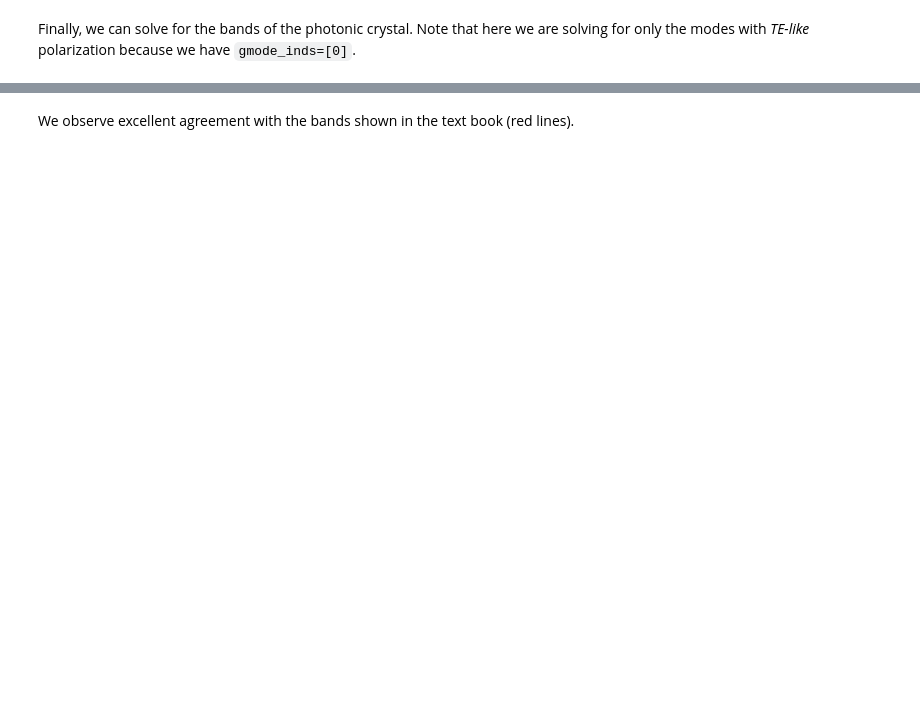
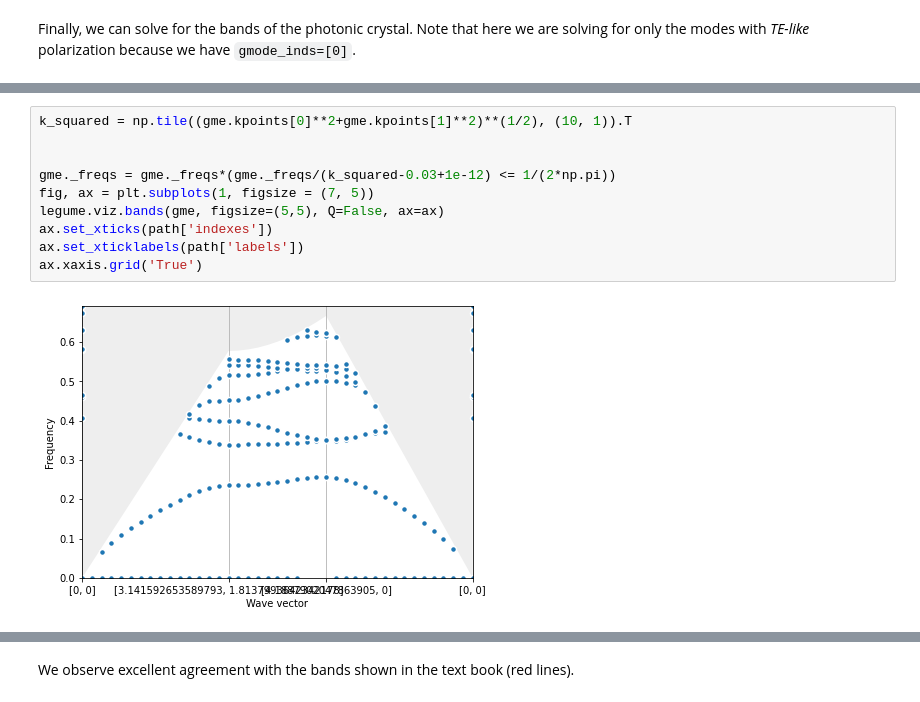
Before and after one commit to ENPH-2113-Silicon-Photonics/legume, a Jupyter notebook: Cavities/Bands of slab.ipynb, the cells around one changed output, grey strips where cells are left out. Cells and saved outputs as stored; diff of their text form; blank space fills up the shorter version.

```diff
--- a/Cavities/Bands of slab.ipynb
+++ b/Cavities/Bands of slab.ipynb
@@ -51,3 +44,15 @@ KeyboardInterrupt:
+# %%
+k_squared = np.tile((gme.kpoints[0]**2+gme.kpoints[1]**2)**(1/2), (10, 1)).T
+
+
+gme._freqs = gme._freqs*(gme._freqs/(k_squared-0.03+1e-12) <= 1/(2*np.pi))
+fig, ax = plt.subplots(1, figsize = (7, 5))
+legume.viz.bands(gme, figsize=(5,5), Q=False, ax=ax)
+ax.set_xticks(path['indexes'])
+ax.set_xticklabels(path['labels'])
+ax.xaxis.grid('True')
+# %% [output]
+[figure, added]
 # %% [markdown]
 ![image.png](attachment:image.png)
 # %% [markdown]
```
Also changed, not shown: parts of 4 cells of this notebook, 4 other files.
